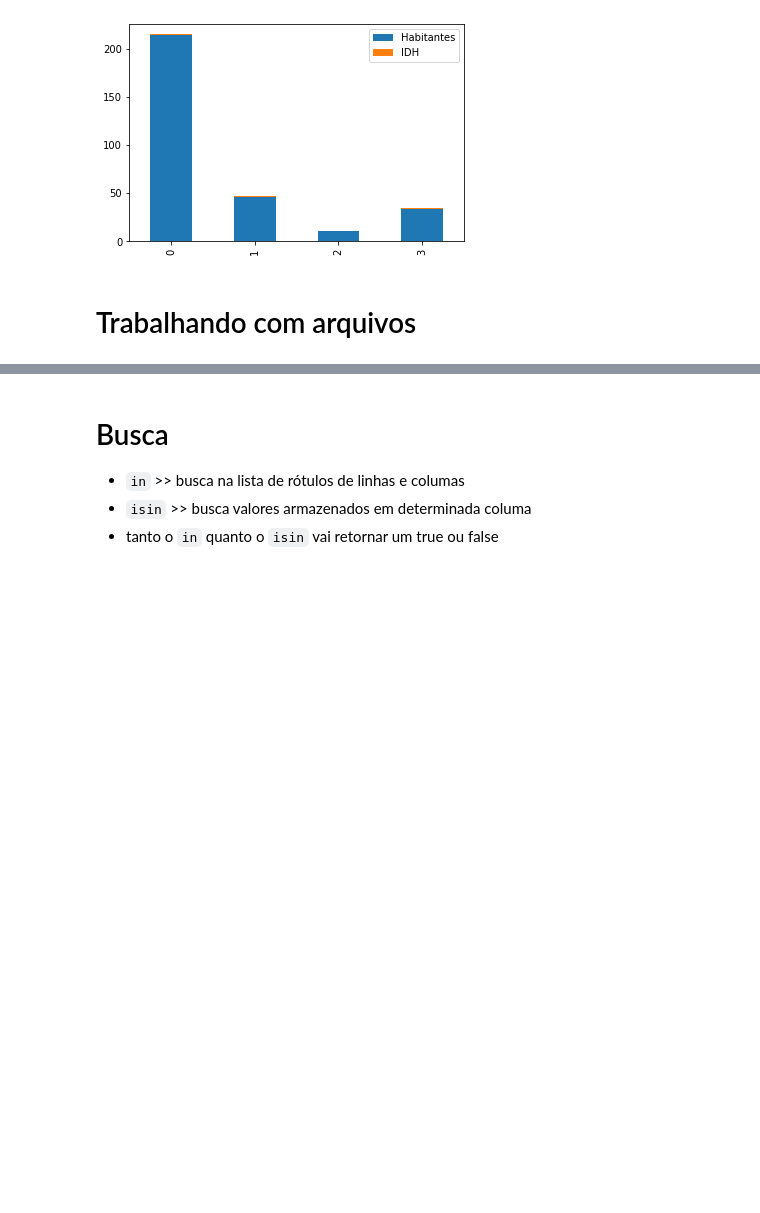
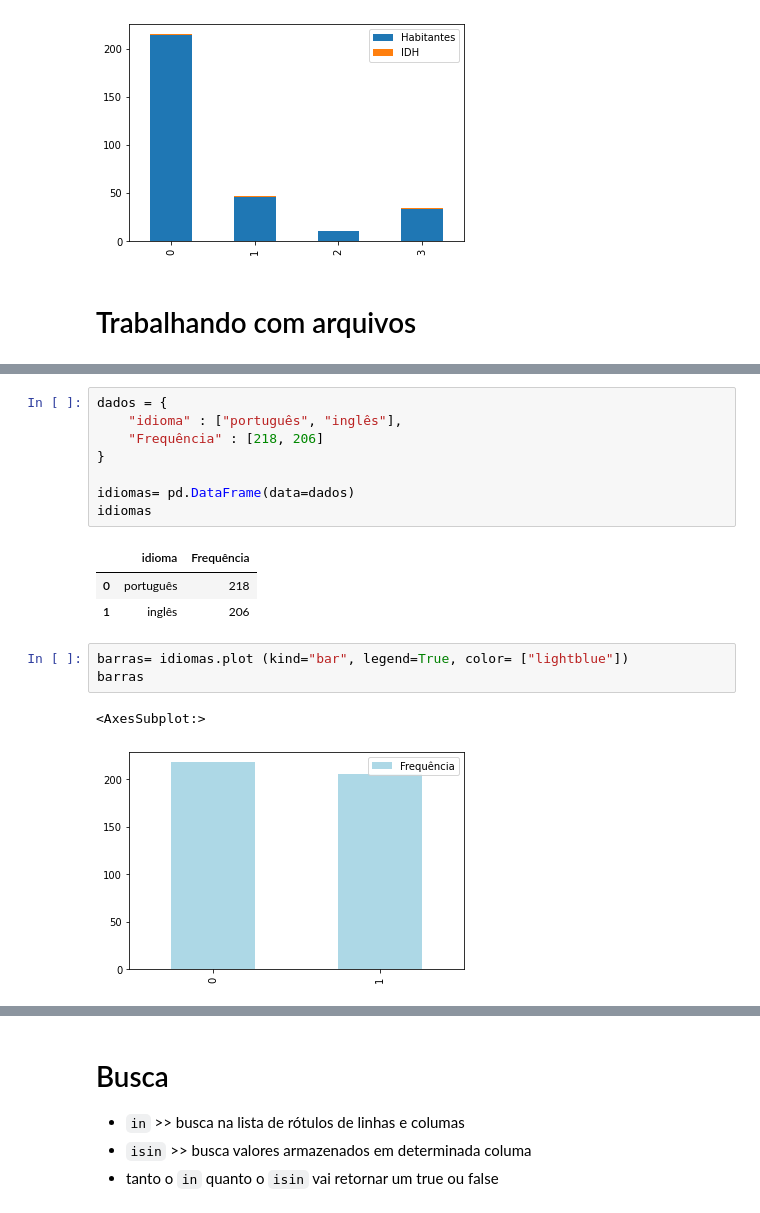
Before and after one commit to rtosta/python_analise_dados, a Jupyter notebook: Análise_dados.ipynb, the cells around one changed output, grey strips where cells are left out. Saved outputs shown, nothing was run; the diff lists cells and outputs as text; blank space fills up the shorter version.

```diff
--- a/Análise_dados.ipynb
+++ b/Análise_dados.ipynb
@@ -172,0 +265,18 @@ contexto.shape
+# %%
+dados = {
+    "idioma" : ["português", "inglês"],
+    "Frequência" : [218, 206]
+}
+
+idiomas= pd.DataFrame(data=dados)
+idiomas
+# %% [output]
+|  | idioma | Frequência |
+| 0 | português | 218 |
+| 1 | inglês | 206 |
+# %%
+barras= idiomas.plot (kind="bar", legend=True, color= ["lightblue"])
+barras
+# %% [output]
+<AxesSubplot:>
+[figure, added]
```
Also changed, not shown: parts of 21 cells of this notebook.
